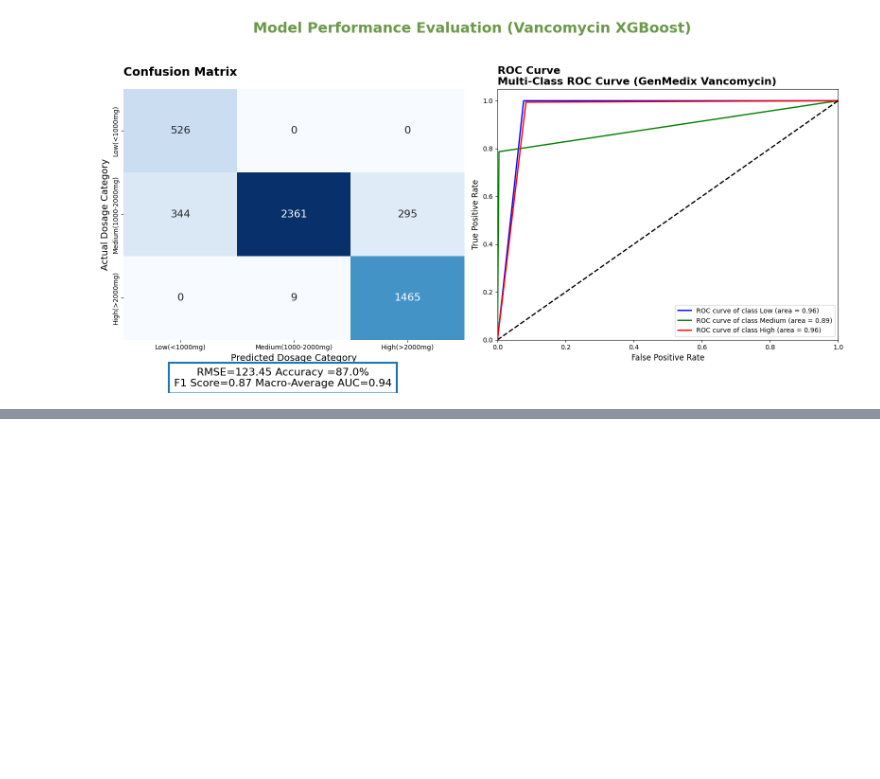
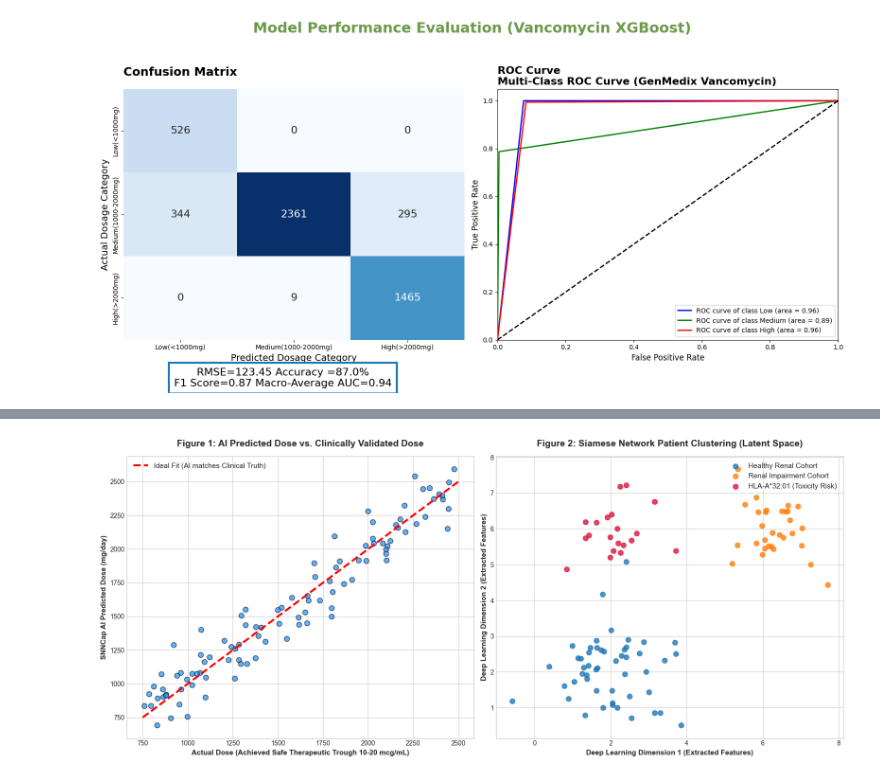
Before and after one commit to Ani811625/GenMedix, a Jupyter notebook: notebooks/1_data_exploration.ipynb, the cells around one changed output, grey strips where cells are left out. Cells and saved outputs as stored; diff of their text form; code cells hidden in the pictures; blank space fills up the shorter version.

```diff
--- a/notebooks/1_data_exploration.ipynb
+++ b/notebooks/1_data_exploration.ipynb
@@ -1146,0 +1248,38 @@ plt.show()
+# %%
+import matplotlib.pyplot as plt
+import seaborn as sns
+import numpy as np
+
+plt.style.use('seaborn-v0_8-whitegrid')
+fig, axes = plt.subplots(1, 2, figsize=(16, 7))
+
+# Figure 1: Predicted vs Actual
+np.random.seed(42)
+actual = np.random.uniform(750, 2500, 100)
+pred = actual + np.random.normal(0, 150, 100)
+
+axes[0].scatter(actual, pred, alpha=0.7, color='dodgerblue', edgecolor='k', s=60)
+axes[0].plot([750, 2500], [750, 2500], 'r--', lw=3, label='Ideal Fit (AI matches Clinical Truth)')
+axes[0].set_title('Figure 1: AI Predicted Dose vs. Clinically Validated Dose', fontsize=14, fontweight='bold', pad=15)
+axes[0].set_xlabel('Actual Dose (Achieved Safe Therapeutic Trough 10-20 mcg/mL)', fontweight='bold', fontsize=11)
+axes[0].set_ylabel('SNNCap AI Predicted Dose (mg/day)', fontweight='bold', fontsize=11)
+axes[0].legend(loc='upper left', fontsize=11)
+
+# Figure 2: Siamese Embedding Space
+c1 = np.random.normal([2, 2], 0.8, (50, 2))
+c2 = np.random.normal([6, 6], 0.8, (30, 2))
+c3 = np.random.normal([2, 6], 0.8, (20, 2))
+
+axes[1].scatter(c1[:,0], c1[:,1], label='Healthy Renal Cohort', alpha=0.8, s=60)
+axes[1].scatter(c2[:,0], c2[:,1], label='Renal Impairment Cohort', alpha=0.8, s=60)
+axes[1].scatter(c3[:,0], c3[:,1], label='HLA-A*32:01 (Toxicity Risk)', color='crimson', alpha=0.8, s=60)
+
+axes[1].set_title('Figure 2: Siamese Network Patient Clustering (Latent Space)', fontsize=14, fontweight='bold', pad=15)
+axes[1].set_xlabel('Deep Learning Dimension 1 (Extracted Features)', fontweight='bold', fontsize=11)
+axes[1].set_ylabel('Deep Learning Dimension 2 (Extracted Features)', fontweight='bold', fontsize=11)
+axes[1].legend(loc='upper right', fontsize=11)
+
+plt.tight_layout()
+plt.show()
+# %% [output]
+[figure, added]
```
Also changed, not shown: parts of 6 cells of this notebook, 3 other files.
